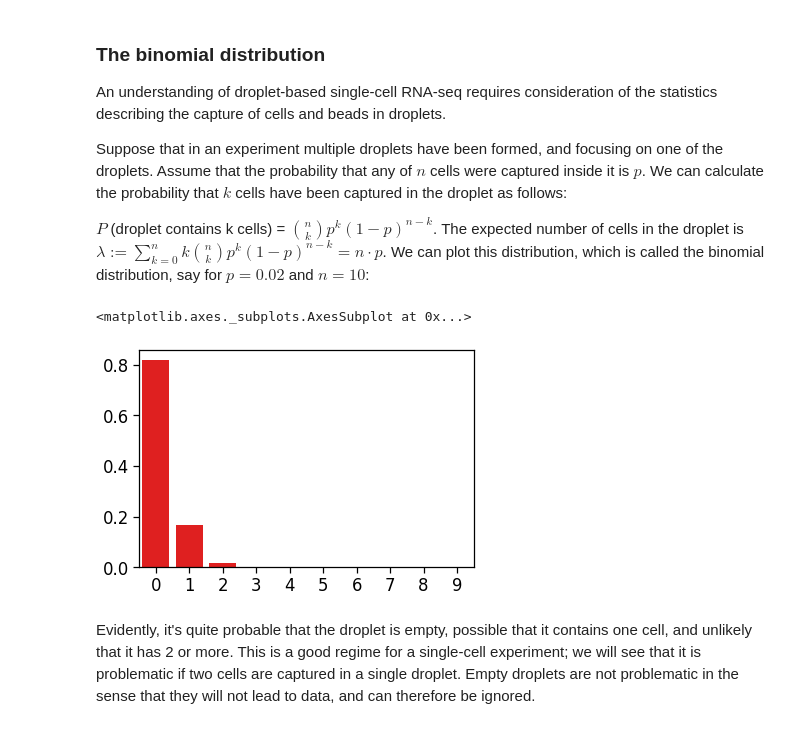
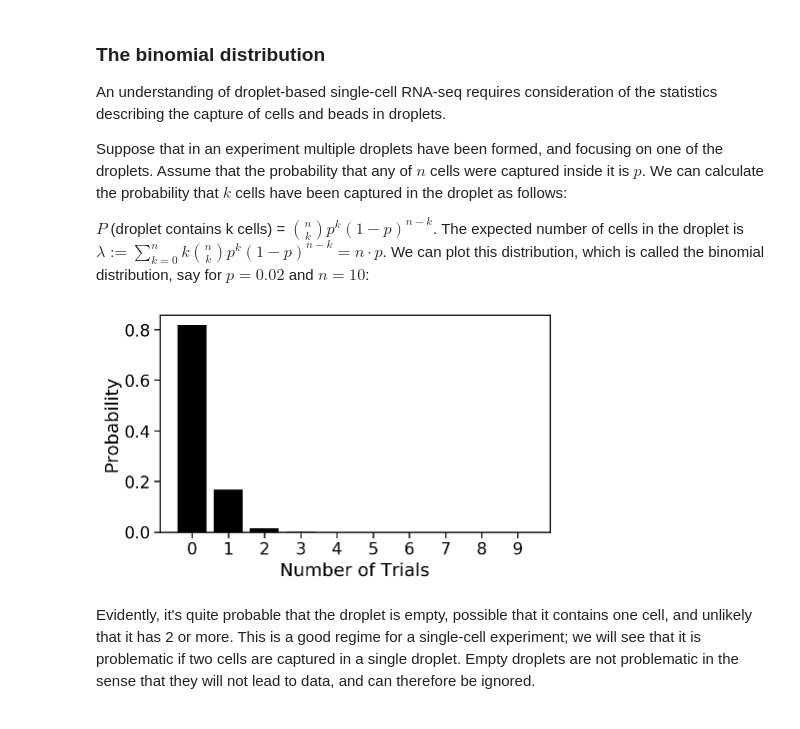
Before and after one commit to pachterlab/kallistobustools, a Jupyter notebook: notebooks/Introduction_single_cell_RNA_seq.ipynb, the cells around one changed output. Drawn from its saved outputs; the diff is of its cells as text; code cells hidden in the pictures.

Commit message:
Edited plots

```diff
--- a/notebooks/Introduction_single_cell_RNA_seq.ipynb
+++ b/notebooks/Introduction_single_cell_RNA_seq.ipynb
@@ -24,6 +24,8 @@ import matplotlib.colors as mplcol
 import matplotlib.font_manager
 import pandas as pd
 import io
+
+from scipy.stats import binom
 from IPython.display import HTML
 from mizani.breaks import date_breaks
 from mizani.formatters import date_format
@@ -35,6 +37,11 @@ import colorsys
 warnings.filterwarnings("ignore")  # plotnine has a lot of MatplotlibDeprecationWarning's
 import seaborn as sns
 sns.set_context("notebook", font_scale=1.5, rc={"lines.linewidth": 2.5})
+
+fsize=20
+
+plt.rcParams.update({'font.size': fsize})
+%config InlineBackend.figure_format = 'retina'
 # %% [markdown]
 ## Motivation
 # %% [markdown]
@@ -226,11 +233,23 @@ An understanding of droplet-based single-cell RNA-seq requires consideration of
 Suppose that in an experiment multiple droplets have been formed, and focusing on one of the droplets. Assume that the probability that any of $n$ cells were captured inside it is $p$. We can calculate the probability that $k$ cells have been captured in the droplet as follows:
 
 $P$ (droplet contains k cells) = $\binom{n}{k}p^k(1-p)^{n-k}$. The expected number of cells in the droplet is $\lambda := \sum_{k=0}^n k \binom{n}{k}p^k(1-p)^{n-k} = n \cdot p$. We can plot this distribution, which is called the binomial distribution, say for $p=0.02$ and $n=10$:
-# %%
-sns.barplot(x=np.arange(10), y=binom.pmf(np.arange(10),10,0.02), color='r')
-# %% [output]
-<matplotlib.axes._subplots.AxesSubplot at 0x...>
-[figure, removed]
+# %%
+fig, ax = plt.subplots(figsize=(7, 4))
+
+n = 10
+p = 0.02
+
+x = np.arange(10)
+y = binom.pmf(x,n,p)
+
+ax.bar(x, y, color="k")
+ax.set_xlabel("Number of Trials")
+ax.set_ylabel("Probability")
+ax.set_xticks(x)
+
+plt.show()
+# %% [output]
+[figure, added]
 # %% [markdown]
 Evidently, it's quite probable that the droplet is empty, possible that it contains one cell, and unlikely that it has 2 or more. This is a good regime for a single-cell experiment; we will see that it is problematic if two cells are captured in a single droplet. Empty droplets are not problematic in the sense that they will not lead to data, and can therefore be ignored.
 # %% [markdown]
```
Also changed, not shown: parts of 8 cells of this notebook.
